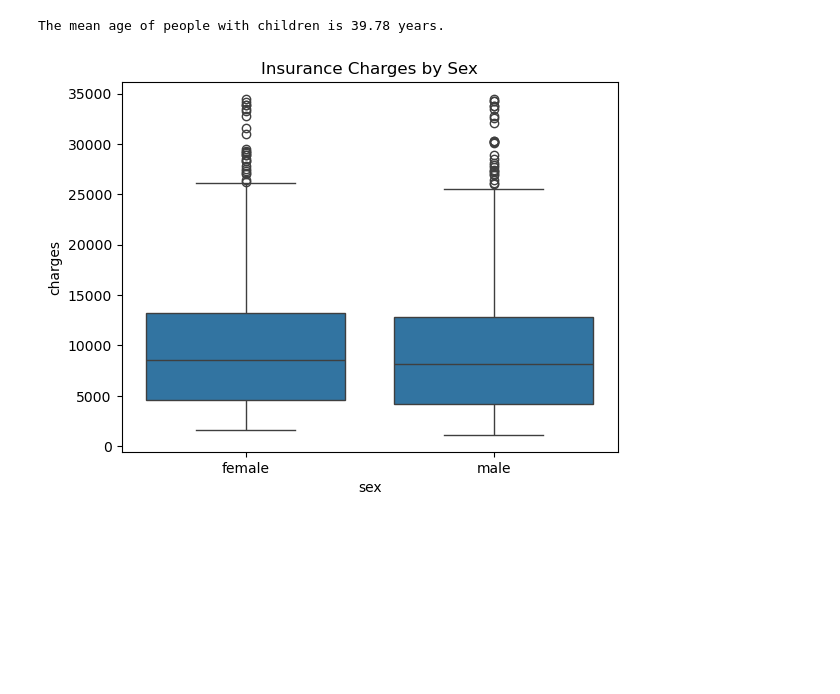
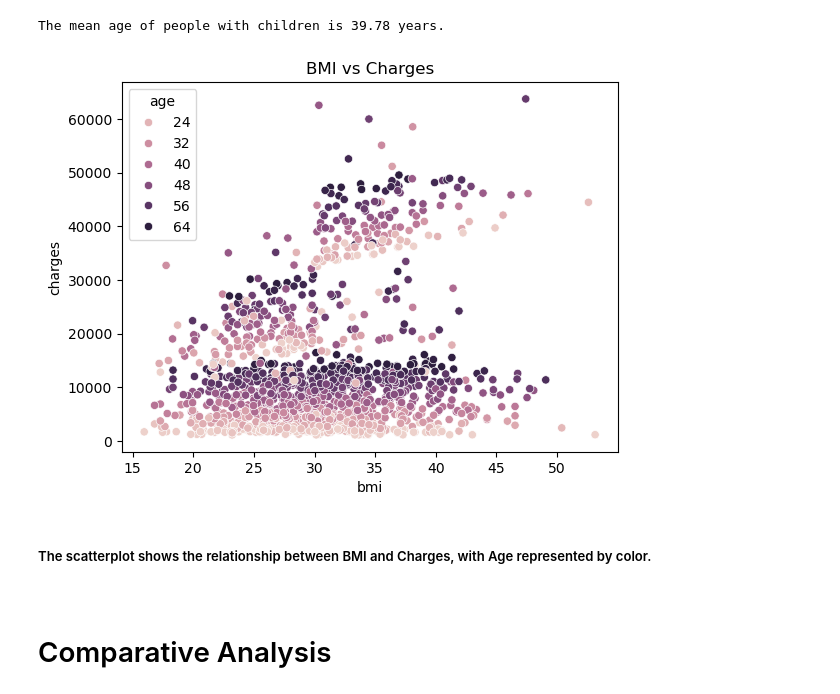
Before and after one commit to kattalyy/US_medical_insurance_data, a Jupyter notebook: US_medical_insurance.ipynb, the cells around one changed output. Drawn from its saved outputs; the diff is of its cells as text; code cells hidden in the pictures; blank space fills up the shorter version.

```diff
--- a/US_medical_insurance.ipynb
+++ b/US_medical_insurance.ipynb
@@ -66,6 +66,12 @@ class MedicalInsuranceAnalysis:
         t_stat, p_val = ttest_ind(male_charges, female_charges)
         return t_stat, p_val
 
+    def ttest_group(self, group_col, value_col, group1, group2):
+        group1_values = self.df[self.df[group_col]== group1][value_col]
+        group2_values = self.df[self.df[group_col]== group2][value_col]
+        t_stat, p_val = ttest_ind(group1_values, group2_values)
+        return t_stat, p_val
+
     def mannwhitneyu_sex_charges(self):
         male_charges = self.df[self.df['sex']== 'male']['charges']
         female_charges = self.df[self.df['sex']== 'female']['charges']
@@ -134,8 +137,12 @@ mean_age = analysis.mean_age_with_children()
 print(f"The mean age of people with children is {mean_age:.2f} years.")
 # %% [output]
 The mean age of people with children is 39.78 years.
-# %%
-analysis.remove_outliers()
-analysis.plot_sex_vs_charges()
-# %% [output]
-[figure, removed]
+# %%
+analysis.scatterplot_hue(x_column= 'bmi', y_column= 'charges',hue='age',title= 'BMI vs Charges')
+# %% [output]
+[figure, added]
+# %% [markdown]
+##### The scatterplot shows the relationship between BMI and Charges, with Age represented by color.
+#####
+# %% [markdown]
+ # Comparative Analysis
```
Also changed, not shown: parts of 18 cells of this notebook.
